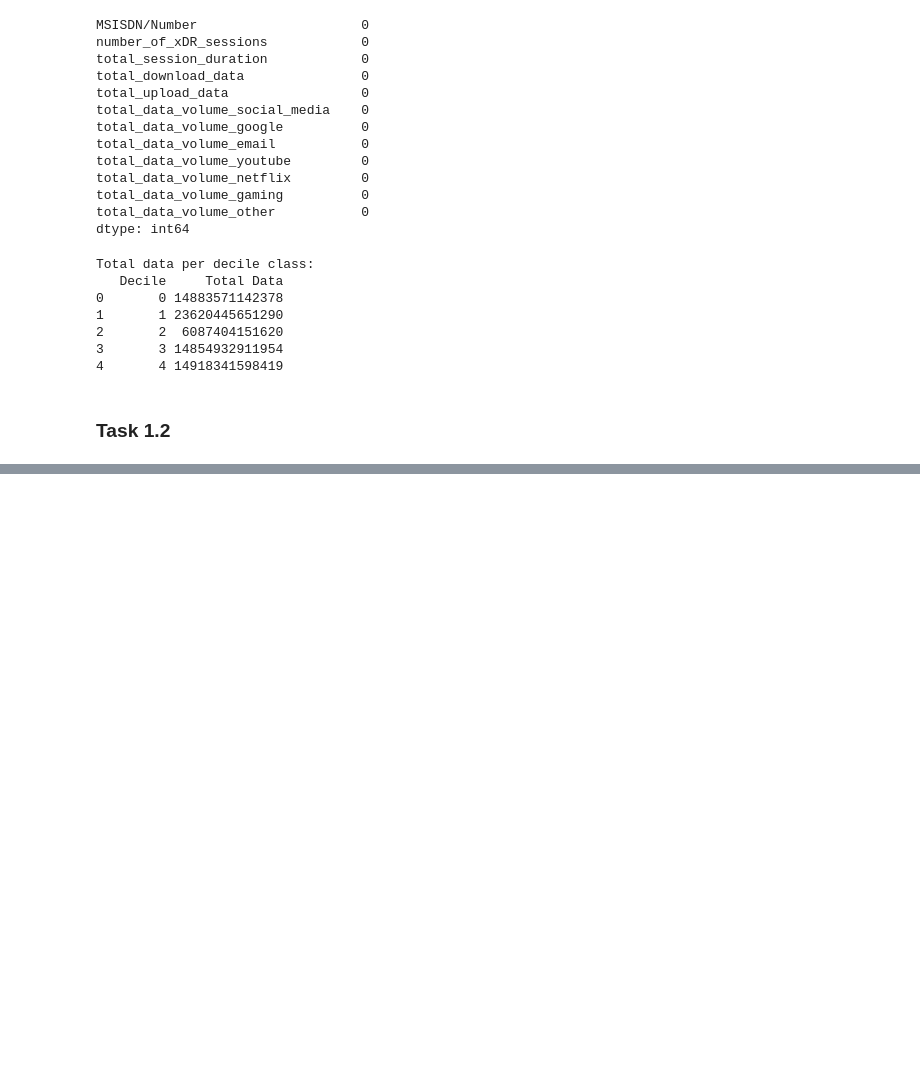
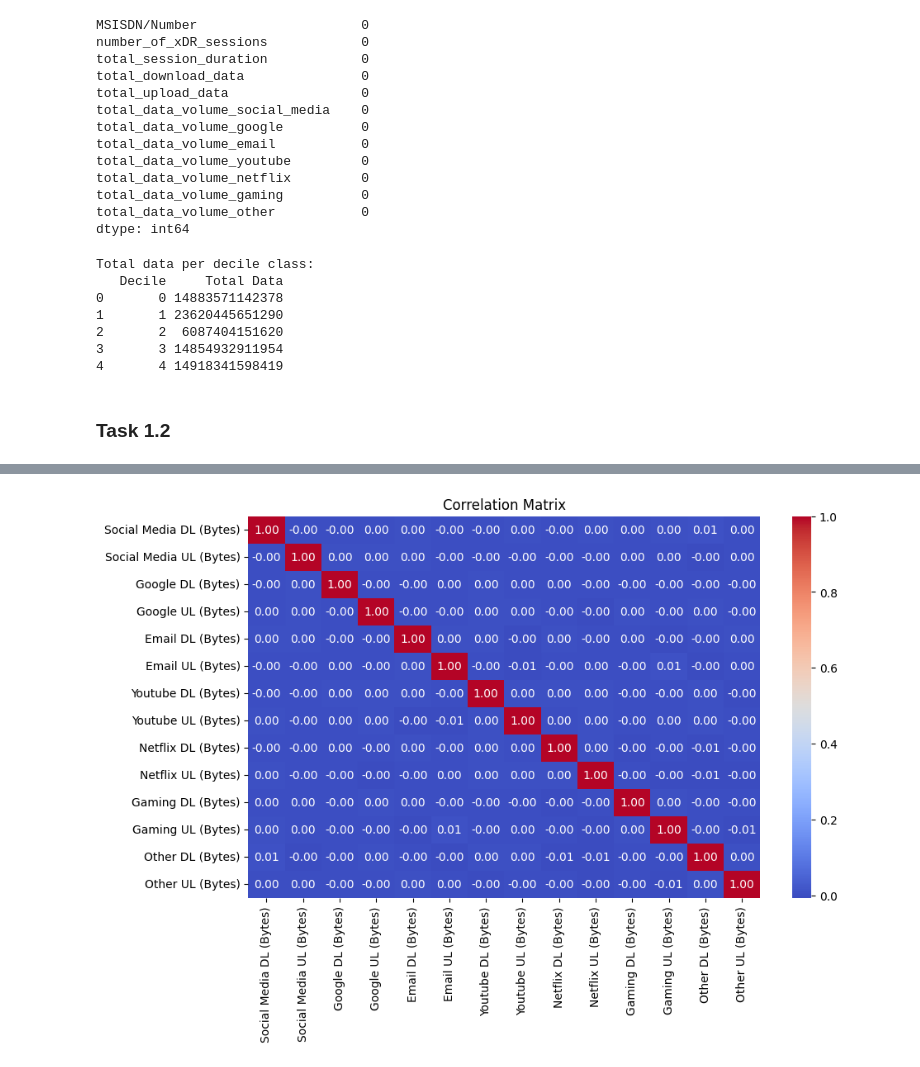
Before and after one commit to getahunTiruneh/TellCo-Telecom-Analysis, a Jupyter notebook: notebooks/user_overview_analysis.ipynb, the cells around one changed output, grey strips where cells are left out. Drawn from its saved outputs; the diff is of its cells as text; code cells hidden in the pictures; blank space fills up the shorter version.

Commit message:
modify user overview analysis

```diff
--- a/notebooks/user_overview_analysis.ipynb
+++ b/notebooks/user_overview_analysis.ipynb
@@ -368,0 +252,19 @@ TypeError: can only concatenate str (not "int") to str
+# %%
+import seaborn as sns
+import matplotlib.pyplot as plt
+# Bivariate Analysis - Correlations
+correlation_matrix = df[[
+    'Social Media DL (Bytes)', 'Social Media UL (Bytes)',
+    'Google DL (Bytes)', 'Google UL (Bytes)',
+    'Email DL (Bytes)', 'Email UL (Bytes)',
+    'Youtube DL (Bytes)', 'Youtube UL (Bytes)',
+    'Netflix DL (Bytes)', 'Netflix UL (Bytes)',
+    'Gaming DL (Bytes)', 'Gaming UL (Bytes)',
+    'Other DL (Bytes)', 'Other UL (Bytes)'
+]].corr()
+plt.figure(figsize=(10,6))
+sns.heatmap(correlation_matrix, annot=True, cmap='coolwarm', fmt=".2f")
+plt.title('Correlation Matrix')
+plt.show()
+# %% [output]
+[figure, added]
```
Also changed, not shown: parts of 8 cells of this notebook.
